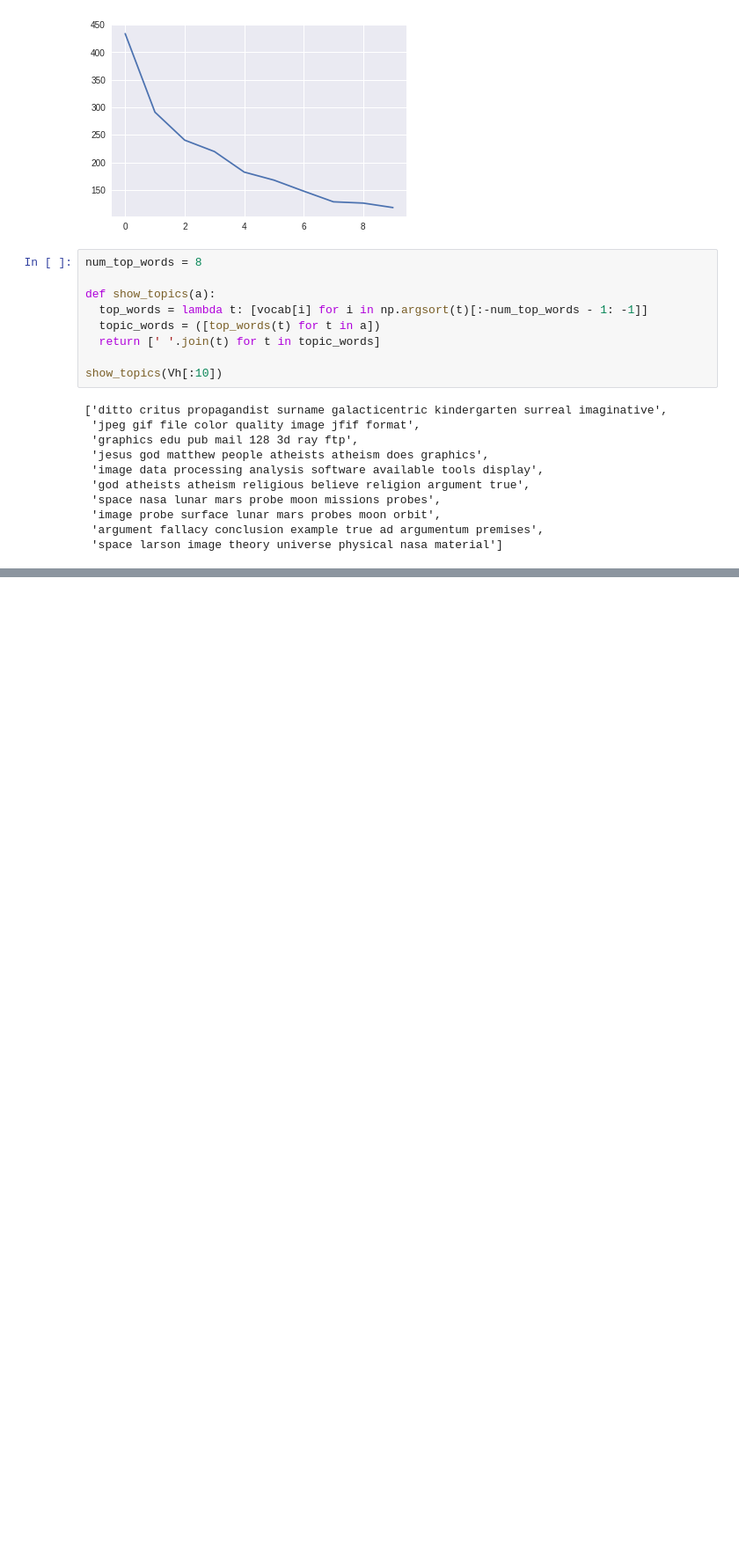
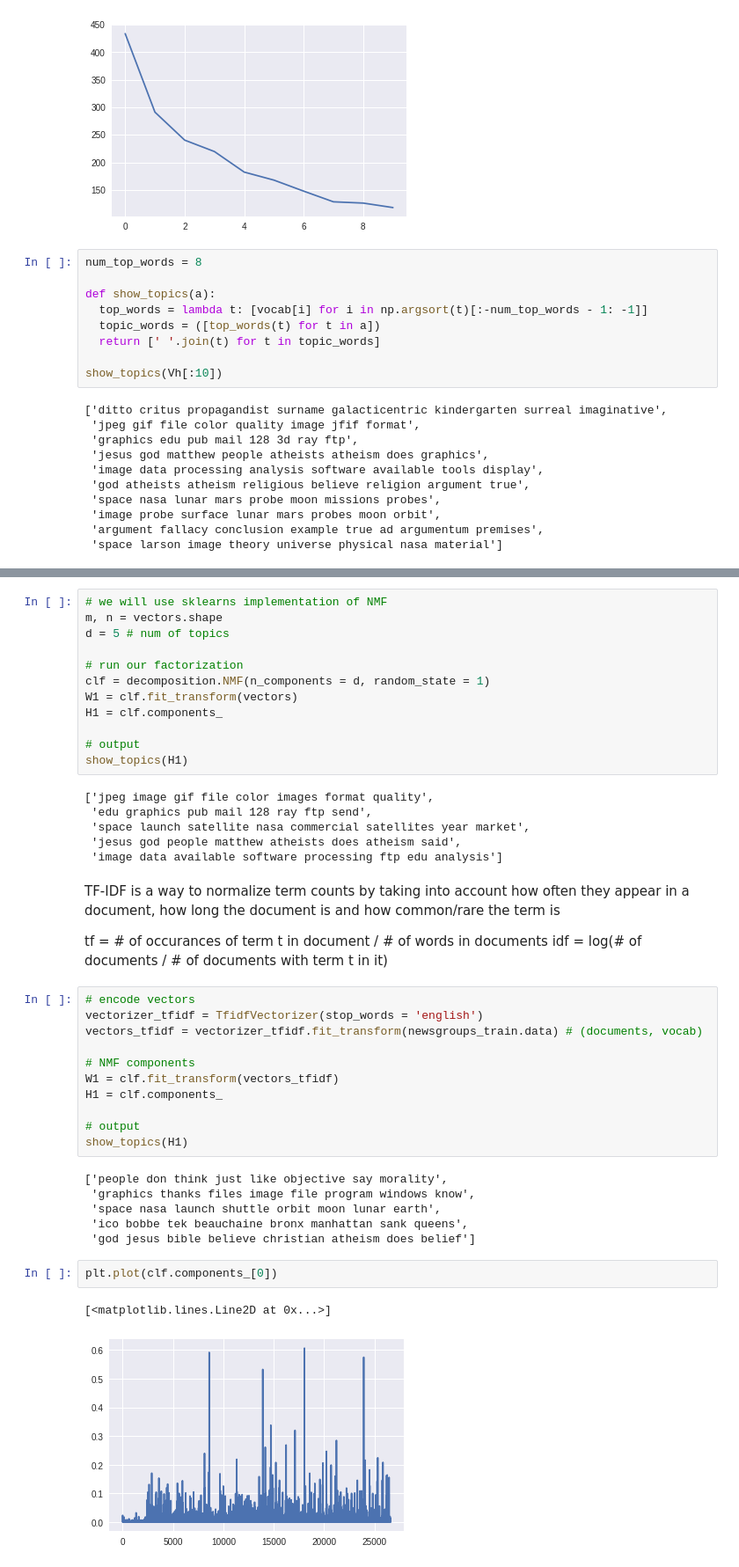
Before and after one commit to aenimaxoxo/Numerical-Linear-Algebra, a Jupyter notebook: Topic_Modeling_with_NMF_and_SVD.ipynb, the cells around one changed output, grey strips where cells are left out. Shown: that part at 88% size. Saved outputs shown, nothing was run; the diff lists cells and outputs as text; blank space fills up the shorter version.

```diff
--- a/Topic_Modeling_with_NMF_and_SVD.ipynb
+++ b/Topic_Modeling_with_NMF_and_SVD.ipynb
@@ -127,0 +147,45 @@ show_topics(Vh[:10])
+# %%
+# we will use sklearns implementation of NMF
+m, n = vectors.shape
+d = 5 # num of topics
+
+# run our factorization
+clf = decomposition.NMF(n_components = d, random_state = 1)
+W1 = clf.fit_transform(vectors)
+H1 = clf.components_
+
+# output
+show_topics(H1)
+# %% [output]
+['jpeg image gif file color images format quality',
+ 'edu graphics pub mail 128 ray ftp send',
+ 'space launch satellite nasa commercial satellites year market',
+ 'jesus god people matthew atheists does atheism said',
+ 'image data available software processing ftp edu analysis']
+# %% [markdown]
+TF-IDF is a way to normalize term counts by taking into account how often they appear in a document, how long the document is and how common/rare the term is
+
+tf = # of occurances of term t in document / # of words in documents
+idf = log(# of documents / # of documents with term t in it)
+# %%
+# encode vectors
+vectorizer_tfidf = TfidfVectorizer(stop_words = 'english')
+vectors_tfidf = vectorizer_tfidf.fit_transform(newsgroups_train.data) # (documents, vocab)
+
+# NMF components
+W1 = clf.fit_transform(vectors_tfidf)
+H1 = clf.components_
+
+# output
+show_topics(H1)
+# %% [output]
+['people don think just like objective say morality',
+ 'graphics thanks files image file program windows know',
+ 'space nasa launch shuttle orbit moon lunar earth',
+ 'ico bobbe tek beauchaine bronx manhattan sank queens',
+ 'god jesus bible believe christian atheism does belief']
+# %%
+plt.plot(clf.components_[0])
+# %% [output]
+[<matplotlib.lines.Line2D at 0x...>]
+[figure, added]
```
Also changed, not shown: parts of 44 cells of this notebook.
